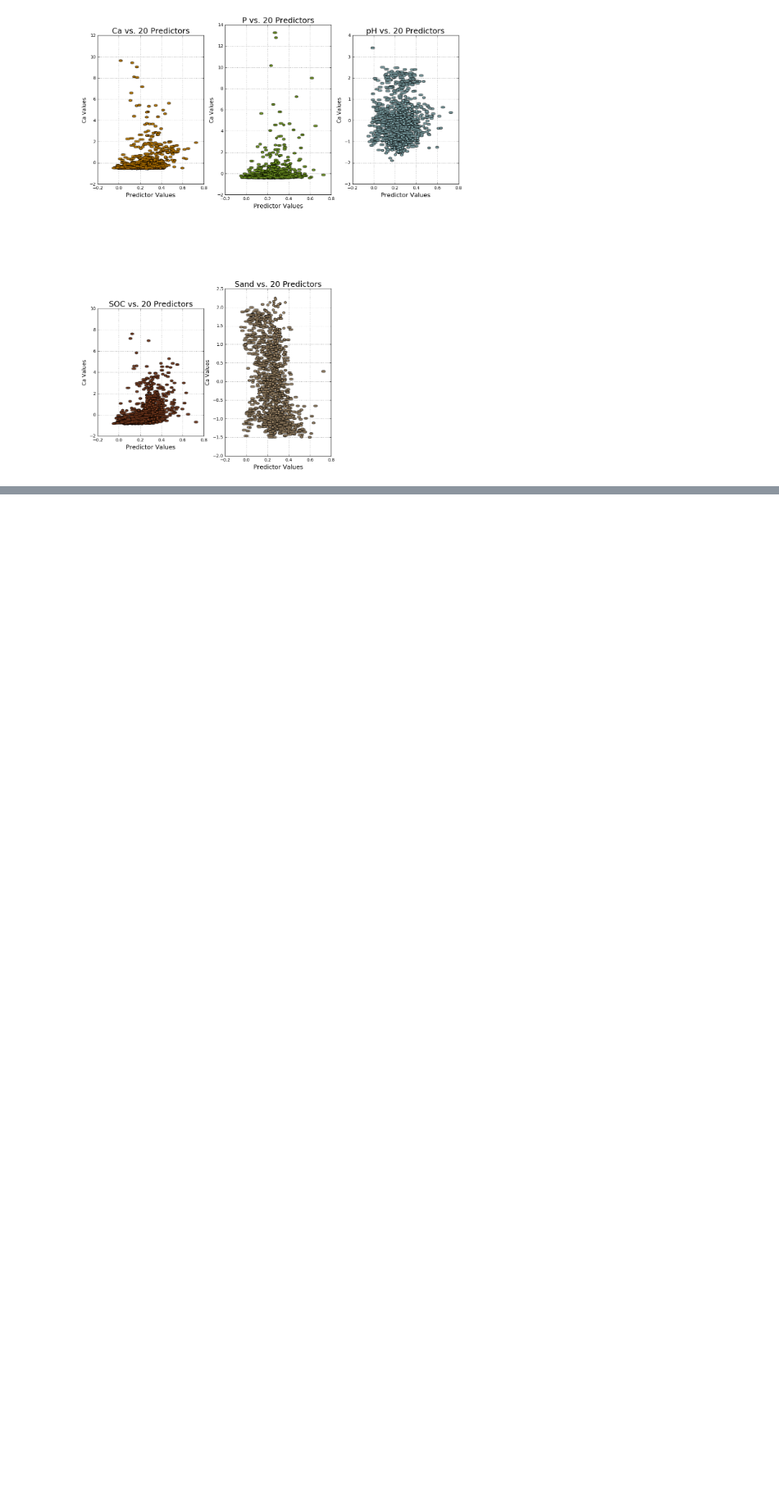
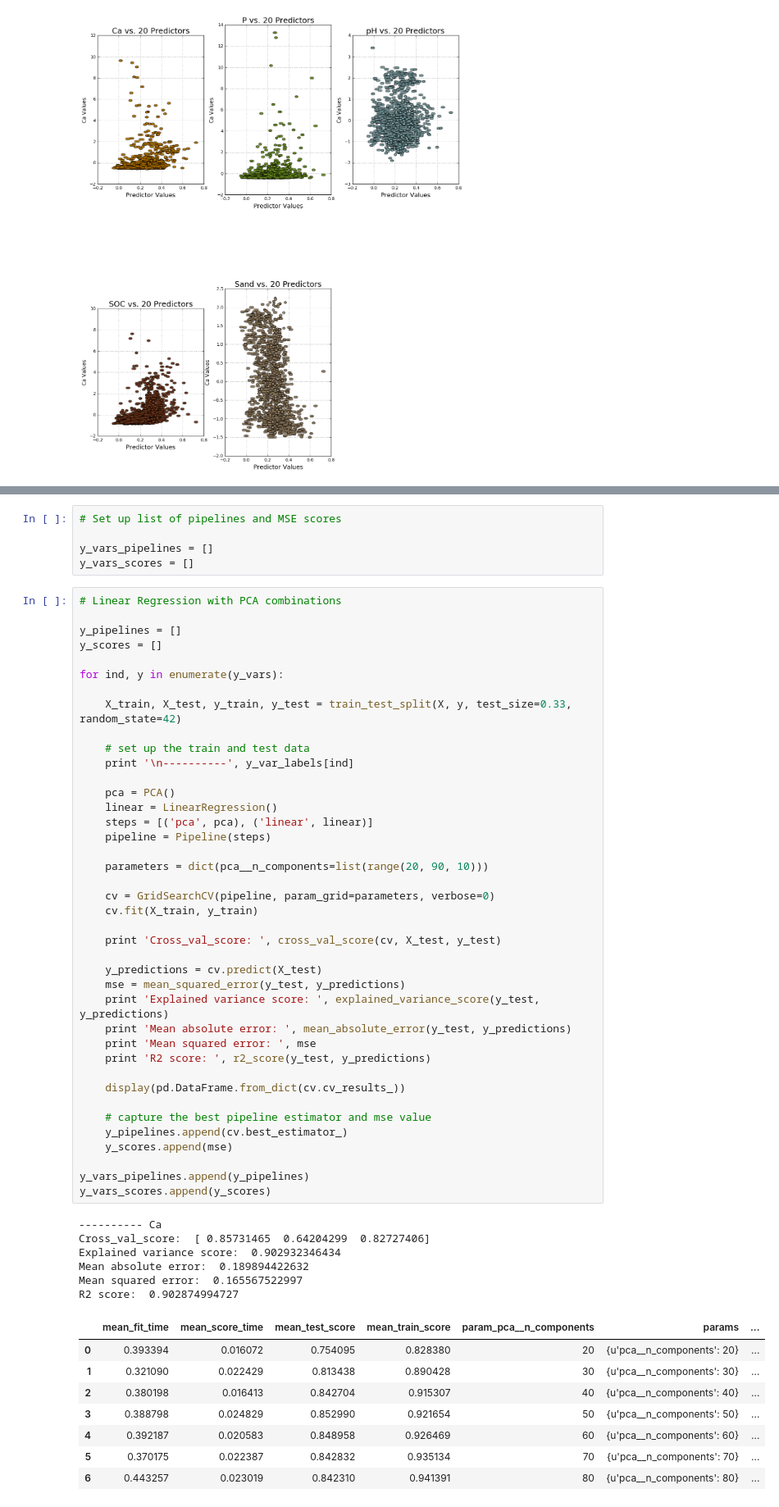
Before and after one commit to carlosscastro/kaggle_africa_soil, a Jupyter notebook: notebook/jc_africasoil_v2.ipynb, the cells around one changed output, grey strips where cells are left out. Shown at 82% size. Saved outputs shown, nothing was run; the diff lists cells and outputs as text; blank space fills up the shorter version.

```diff
--- a/notebook/jc_africasoil_v2.ipynb
+++ b/notebook/jc_africasoil_v2.ipynb
@@ -751,0 +433,60 @@ print 'Completed: '
+# %%
+# Set up list of pipelines and MSE scores
+
+y_vars_pipelines = []
+y_vars_scores = []
+# %%
+# Linear Regression with PCA combinations
+
+y_pipelines = []
+y_scores = []
+
+for ind, y in enumerate(y_vars):
+
+    X_train, X_test, y_train, y_test = train_test_split(X, y, test_size=0.33, random_state=42)
+
+    # set up the train and test data
+    print '\n----------', y_var_labels[ind]
+
+    pca = PCA()
+    linear = LinearRegression()
+    steps = [('pca', pca), ('linear', linear)]
+    pipeline = Pipeline(steps)
+
+    parameters = dict(pca__n_components=list(range(20, 90, 10)))
+
+    cv = GridSearchCV(pipeline, param_grid=parameters, verbose=0)
+    cv.fit(X_train, y_train)
+
+    print 'Cross_val_score: ', cross_val_score(cv, X_test, y_test)
+
+    y_predictions = cv.predict(X_test)
+    mse = mean_squared_error(y_test, y_predictions)
+    print 'Explained variance score: ', explained_variance_score(y_test, y_predictions)
+    print 'Mean absolute error: ', mean_absolute_error(y_test, y_predictions)
+    print 'Mean squared error: ', mse
+    print 'R2 score: ', r2_score(y_test, y_predictions)
+
+    display(pd.DataFrame.from_dict(cv.cv_results_))
+
+    # capture the best pipeline estimator and mse value
+    y_pipelines.append(cv.best_estimator_)
+    y_scores.append(mse)
+
+y_vars_pipelines.append(y_pipelines)
+y_vars_scores.append(y_scores)
+# %% [output]
+---------- Ca
+Cross_val_score:  [ 0.85731465  0.64204299  0.82727406]
+Explained variance score:  0.902932346434
+Mean absolute error:  0.189894422632
+Mean squared error:  0.165567522997
+R2 score:  0.902874994727
+|  | mean_fit_time | mean_score_time | mean_test_score | mean_train_score | param_pca__n_components | params | ... |
+| 0 | 0.393394 | 0.016072 | 0.754095 | 0.828380 | 20 | {u'pca__n_components': 20} | ... |
+| 1 | 0.321090 | 0.022429 | 0.813438 | 0.890428 | 30 | {u'pca__n_components': 30} | ... |
+| 2 | 0.380198 | 0.016413 | 0.842704 | 0.915307 | 40 | {u'pca__n_components': 40} | ... |
+| 3 | 0.388798 | 0.024829 | 0.852990 | 0.921654 | 50 | {u'pca__n_components': 50} | ... |
+| 4 | 0.392187 | 0.020583 | 0.848958 | 0.926469 | 60 | {u'pca__n_components': 60} | ... |
+| 5 | 0.370175 | 0.022387 | 0.842832 | 0.935134 | 70 | {u'pca__n_components': 70} | ... |
+| 6 | 0.443257 | 0.023019 | 0.842310 | 0.941391 | 80 | {u'pca__n_components': 80} | ... |
```
Also changed, not shown: parts of 24 cells of this notebook, 2 other files.
